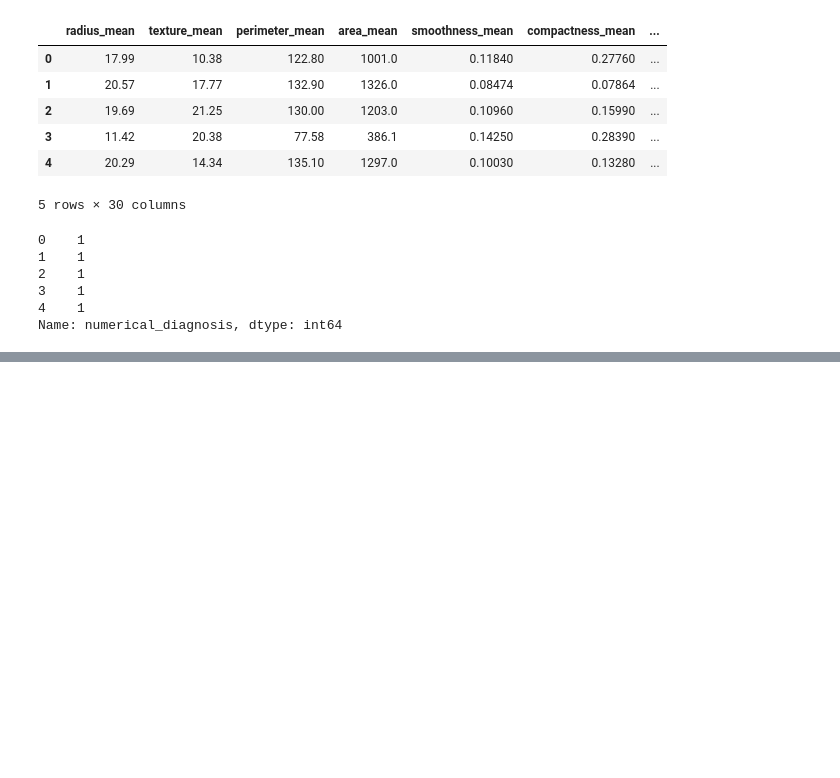
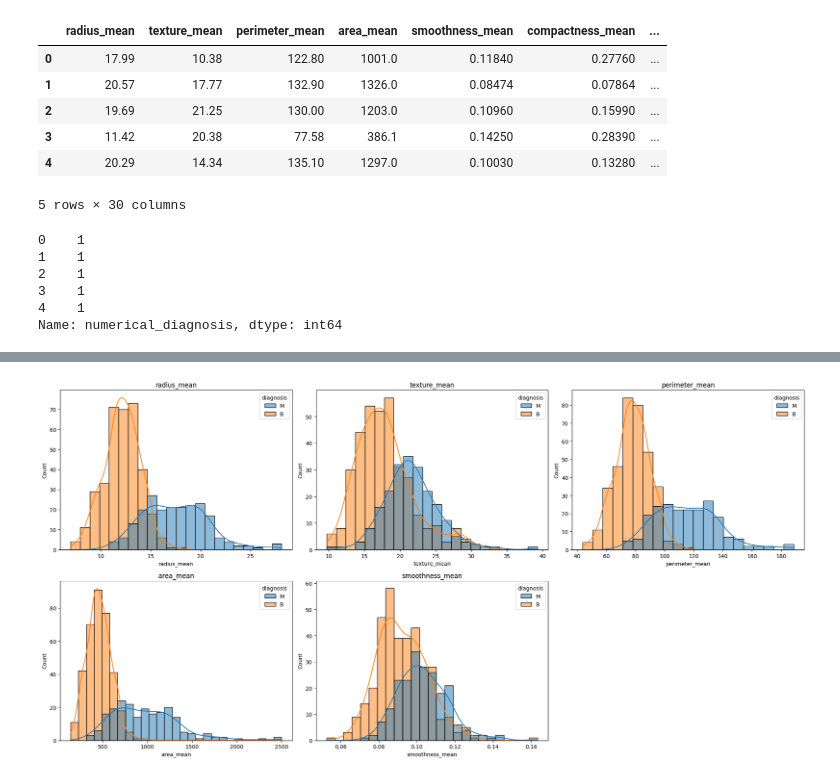
Before and after one commit to joeyyy09/Early-Detection-of-Breast-Cancer-Using-Machine-Learning, a Jupyter notebook: Early_Detection_of_Breast_Cancer_using_Machine_Learning.ipynb, the cells around one changed output, grey strips where cells are left out. Cells and saved outputs as stored; diff of their text form; code cells hidden in the pictures; blank space fills up the shorter version.

```diff
--- a/Early_Detection_of_Breast_Cancer_using_Machine_Learning.ipynb
+++ b/Early_Detection_of_Breast_Cancer_using_Machine_Learning.ipynb
@@ -137,0 +165,21 @@ Name: numerical_diagnosis, dtype: int64
+# %%
+# We will plot histograms for the narrowed down list of features to see their correllations
+# As we have established in previous models that these few are the main variables for tumours
+
+# Setting up the visualization
+plt.figure(figsize=(20, 10))
+
+# Selecting a subset of features for visualization
+features = ['radius_mean', 'texture_mean', 'perimeter_mean', 'area_mean', 'smoothness_mean']
+n_features = len(features)
+
+# Creating subplots for each feature
+for i in range(n_features):
+    plt.subplot(2, 3, i + 1)
+    sns.histplot(df, x=features[i], hue='diagnosis', kde=True)
+    plt.title(features[i])
+
+plt.tight_layout()
+plt.show()
+# %% [output]
+[figure, added]
```
Also changed, not shown: parts of 10 cells of this notebook.
